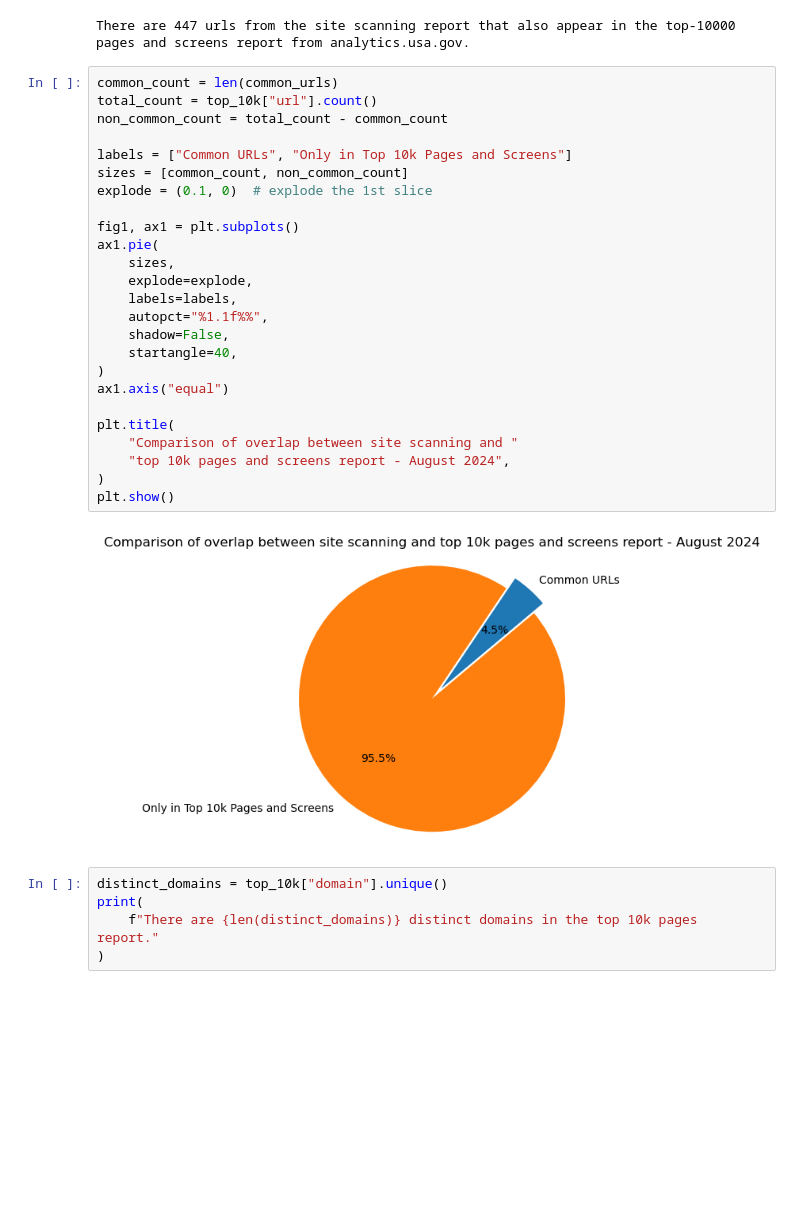
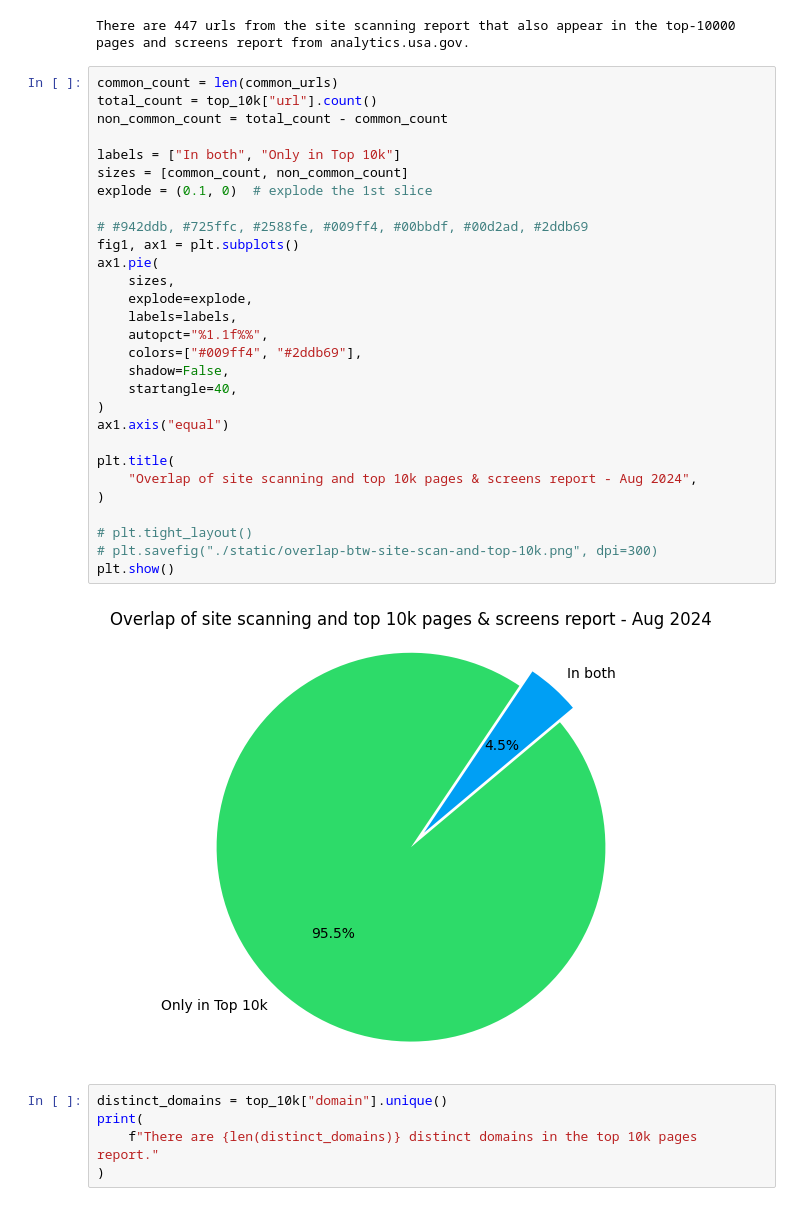
Before and after one commit to GSA-TTS/inclusive-web-performance-cx, a Jupyter notebook: research/top_10k_pages.ipynb, the cells around one changed output. Cells and saved outputs as stored; diff of their text form; blank space fills up the shorter version.

Commit message:
Save charts to file and add them to the readme.

```diff
--- a/research/top_10k_pages.ipynb
+++ b/research/top_10k_pages.ipynb
@@ -58,30 +58,34 @@ There are 447 urls from the site scanning report that also appear in the top-100
 # %%
 common_count = len(common_urls)
 total_count = top_10k["url"].count()
 non_common_count = total_count - common_count
 
-labels = ["Common URLs", "Only in Top 10k Pages and Screens"]
+labels = ["In both", "Only in Top 10k"]
 sizes = [common_count, non_common_count]
 explode = (0.1, 0)  # explode the 1st slice
 
+# #942ddb, #725ffc, #2588fe, #009ff4, #00bbdf, #00d2ad, #2ddb69
 fig1, ax1 = plt.subplots()
 ax1.pie(
     sizes,
     explode=explode,
     labels=labels,
     autopct="%1.1f%%",
+    colors=["#009ff4", "#2ddb69"],
     shadow=False,
     startangle=40,
 )
 ax1.axis("equal")
 
 plt.title(
-    "Comparison of overlap between site scanning and "
-    "top 10k pages and screens report - August 2024",
+    "Overlap of site scanning and top 10k pages & screens report - Aug 2024",
 )
+
+# plt.tight_layout()
+# plt.savefig("./static/overlap-btw-site-scan-and-top-10k.png", dpi=300)
 plt.show()
 # %% [output]
-[figure, old version]
+[figure, new version]
 # %%
 distinct_domains = top_10k["domain"].unique()
 print(
```
Also changed, not shown: 7 other files.
